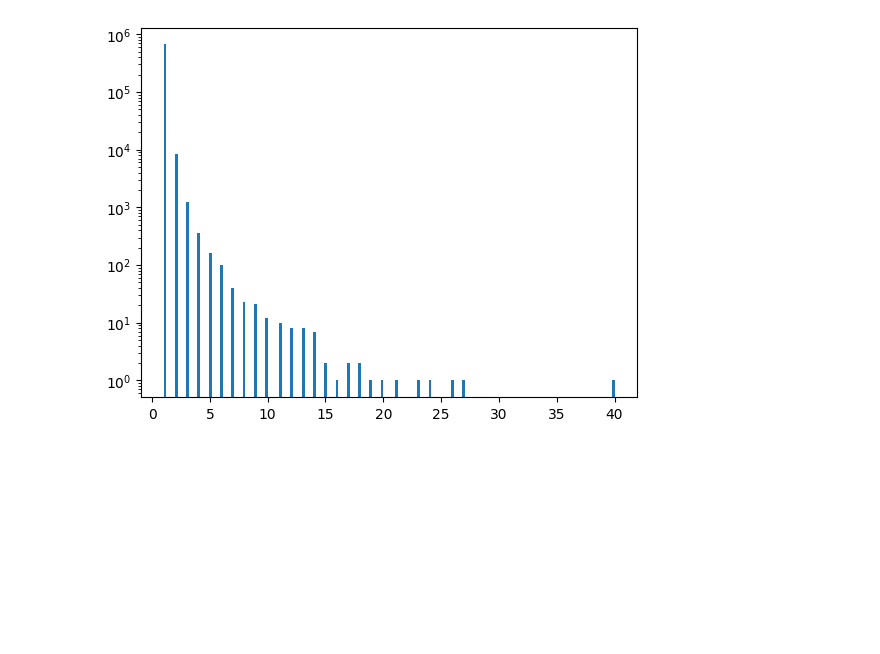
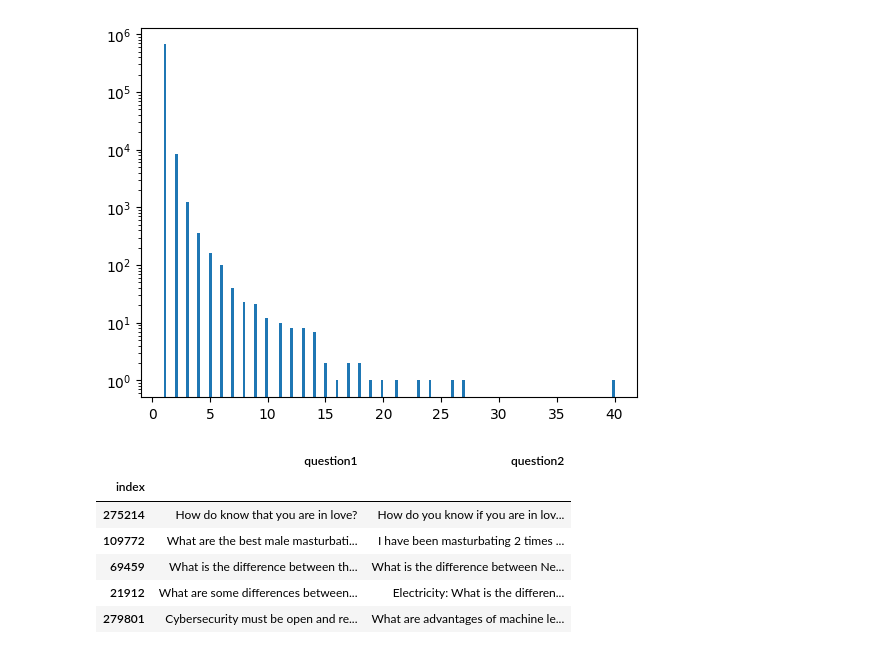
Before and after one commit to TahaseemSiddiq/DuplicateQuestionPair, a Jupyter notebook: model.ipynb, the cells around one changed output. Drawn from its saved outputs; the diff is of its cells as text; code cells hidden in the pictures; blank space fills up the shorter version.

```diff
--- a/model.ipynb
+++ b/model.ipynb
@@ -84,4 +91,13 @@ plt.show()
 [figure]
 # %%
 #1.Simple Approach:
-Hi
+ques_df = df[['question1','question2']]
+ques_df.sample(5)
+# %% [output]
+|  | question1 | question2 |
+| index |  |  |
+| 275214 | How do know that you are in love? | How do you know if you are in lov... |
+| 109772 | What are the best male masturbati... | I have been masturbating 2 times ... |
+| 69459 | What is the difference between th... | What is the difference between Ne... |
+| 21912 | What are some differences between... | Electricity: What is the differen... |
+| 279801 | Cybersecurity must be open and re... | What are advantages of machine le... |
```
Also changed, not shown: parts of 5 cells of this notebook.
